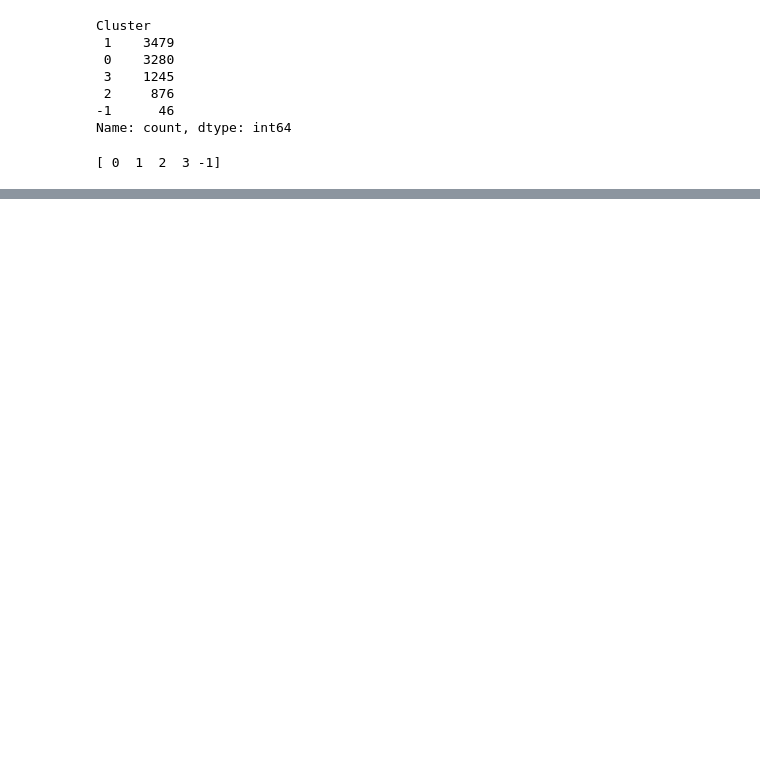
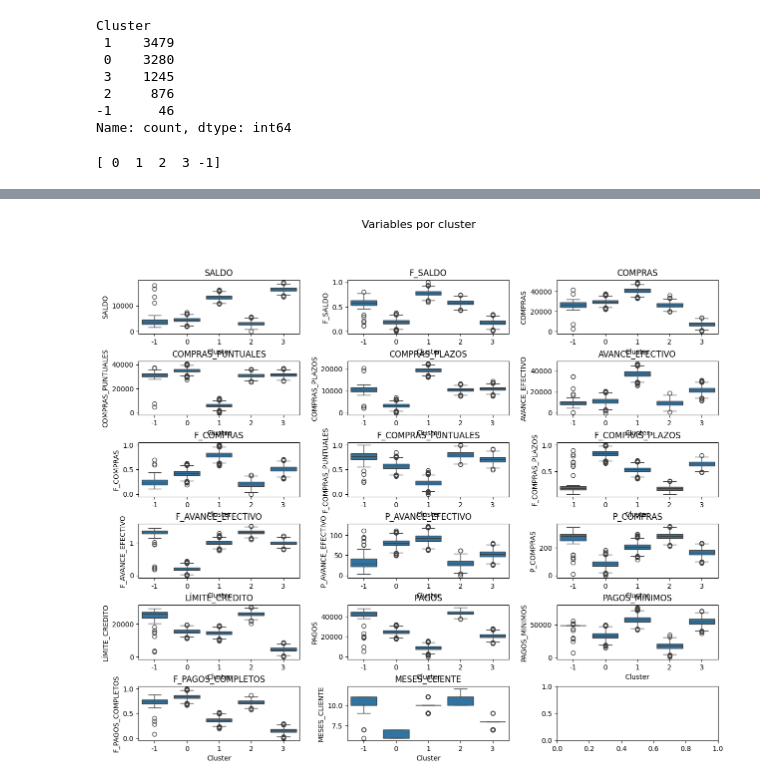
Before and after one commit to andreschaparr0/Laboratorios-BI, a Jupyter notebook: Lab02-BI/Lab02.ipynb, the cells around one changed output, grey strips where cells are left out. Drawn from its saved outputs; the diff is of its cells as text; code cells hidden in the pictures; blank space fills up the shorter version.

Commit message:
Analisis de los clusters de DBSCAN

```diff
--- a/Lab02-BI/Lab02.ipynb
+++ b/Lab02-BI/Lab02.ipynb
@@ -699,7 +703,8 @@ plt.show()
 clientes_agrupados = datos_DBSCAN.groupby('Cluster')
 
 # Media de los valores de las variables por grupo
-clientes_agrupados.mean()
+media_variables = clientes_agrupados.mean()
+media_variables
 # %% [output]
 |  | SALDO | F_SALDO | COMPRAS | COMPRAS_PUNTUALES | COMPRAS_PLAZOS | AVANCE_EFECTIVO | F_COMPRAS | ... |
 | Cluster |  |  |  |  |  |  |  | ... |
@@ -708,3 +713,14 @@ clientes_agrupados.mean()
 | 1 | 13250.584313 | 0.775718 | 40670.019589 | 6131.429886 | 19462.303677 | 37232.264671 | 0.798049 | ... |
 | 2 | 3102.932227 | 0.584753 | 26340.895204 | 31066.898400 | 10485.822568 | 9357.469272 | 0.205709 | ... |
 | 3 | 16285.618760 | 0.180978 | 7396.660605 | 31416.532338 | 10931.061133 | 21760.556035 | 0.513892 | ... |
+# %%
+# Boxplot de las variables por grupo
+fig, axes = plt.subplots(6, 3, figsize=(15, 12))
+fig.subplots_adjust(hspace=0.5, wspace=0.3)
+for ax, col in zip(axes.flat, media_variables.columns):
+    sns.boxplot(x='Cluster', y=col, data=datos_DBSCAN, ax=ax)
+    ax.set_title(col)
+plt.suptitle("Variables por cluster", fontsize=16)
+plt.show()
+# %% [output]
+[figure, added]
```
Also changed, not shown: parts of 9 cells of this notebook.
